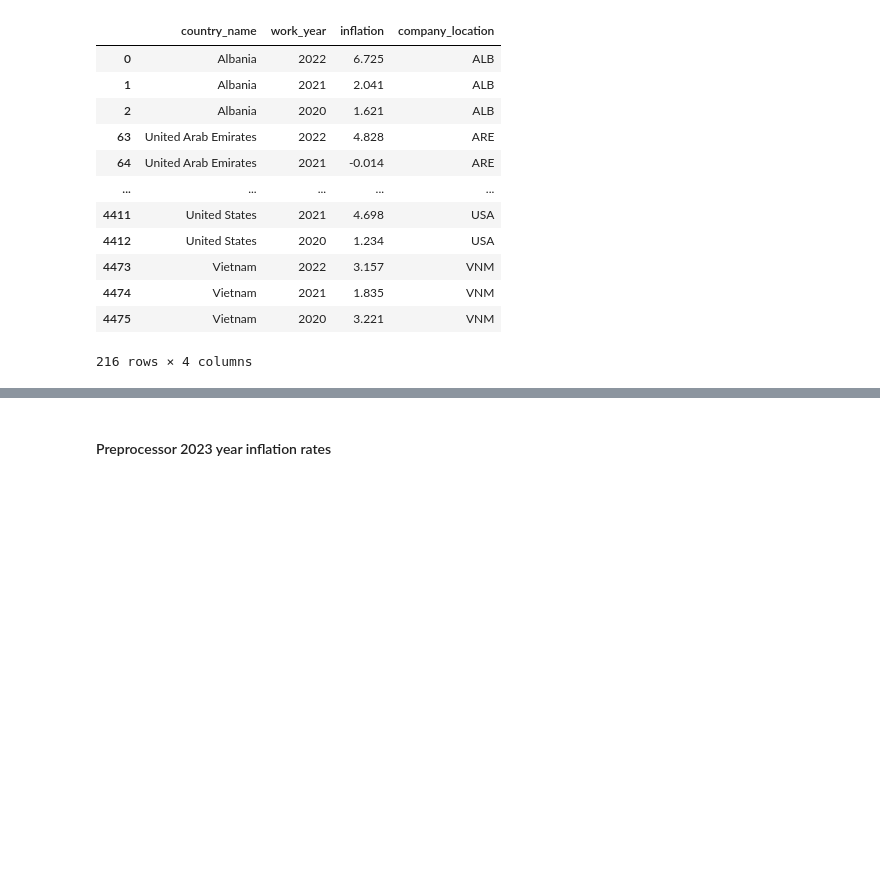
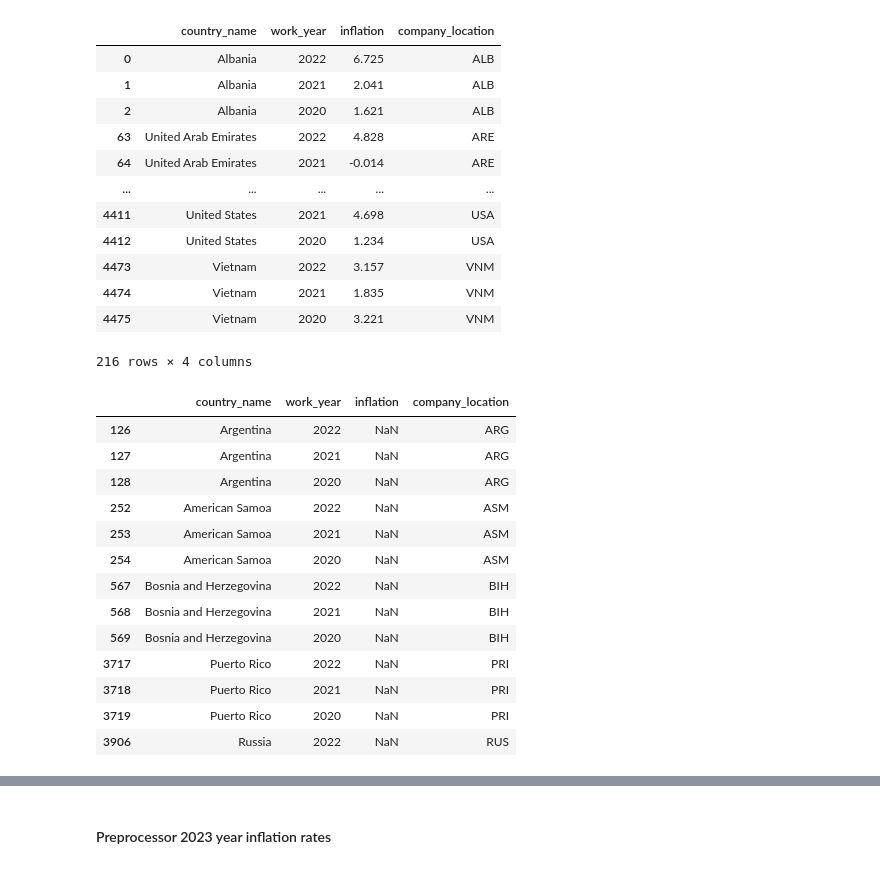
Before and after one commit to rvegrc/ds_salary, a Jupyter notebook: ds_salary.ipynb, the cells around one changed output, grey strips where cells are left out. Cells and saved outputs as stored; diff of their text form; code cells hidden in the pictures; blank space fills up the shorter version.

Commit message:
Update ds_salary.ipynb
find nan in inflation rate 2020-2022

```diff
--- a/ds_salary.ipynb
+++ b/ds_salary.ipynb
@@ -491,3 +498,21 @@ inf_rates
 | 4474 | Vietnam | 2021 | 1.835 | VNM |
 | 4475 | Vietnam | 2020 | 3.221 | VNM |
 216 rows × 4 columns
+# %%
+# Filter rows where 'inflation' is NaN
+inf_rates[inf_rates['inflation'].isna()]
+# %% [output]
+|  | country_name | work_year | inflation | company_location |
+| 126 | Argentina | 2022 | NaN | ARG |
+| 127 | Argentina | 2021 | NaN | ARG |
+| 128 | Argentina | 2020 | NaN | ARG |
+| 252 | American Samoa | 2022 | NaN | ASM |
+| 253 | American Samoa | 2021 | NaN | ASM |
+| 254 | American Samoa | 2020 | NaN | ASM |
+| 567 | Bosnia and Herzegovina | 2022 | NaN | BIH |
+| 568 | Bosnia and Herzegovina | 2021 | NaN | BIH |
+| 569 | Bosnia and Herzegovina | 2020 | NaN | BIH |
+| 3717 | Puerto Rico | 2022 | NaN | PRI |
+| 3718 | Puerto Rico | 2021 | NaN | PRI |
+| 3719 | Puerto Rico | 2020 | NaN | PRI |
+| 3906 | Russia | 2022 | NaN | RUS |
```
Also changed, not shown: parts of 5 cells of this notebook.
